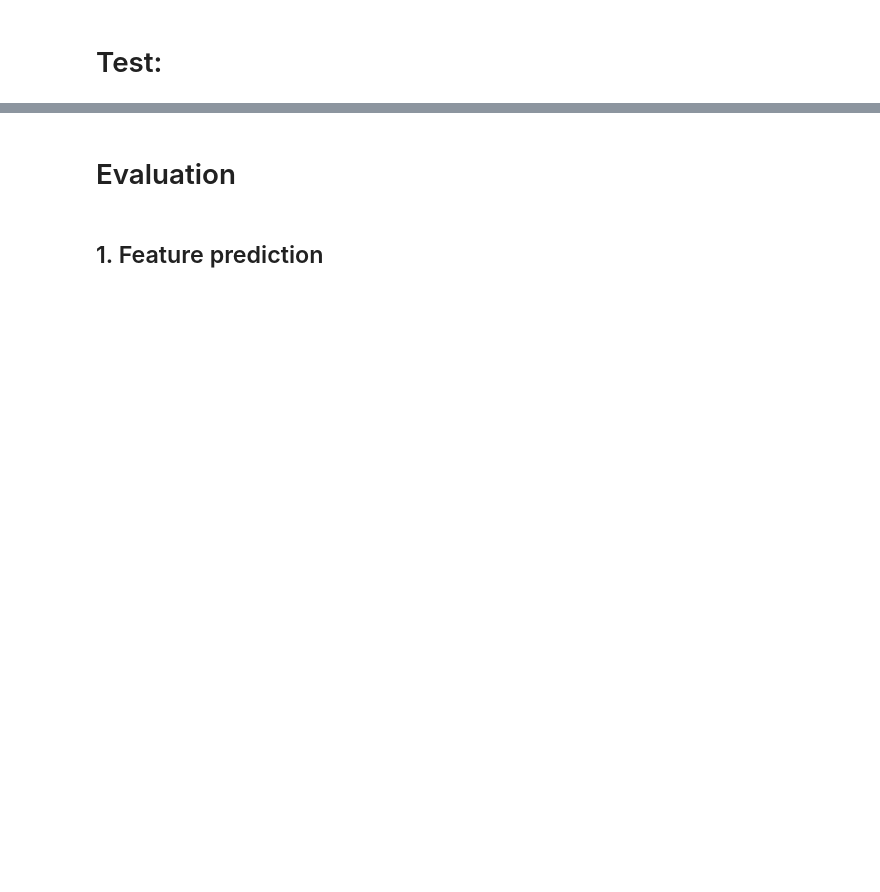
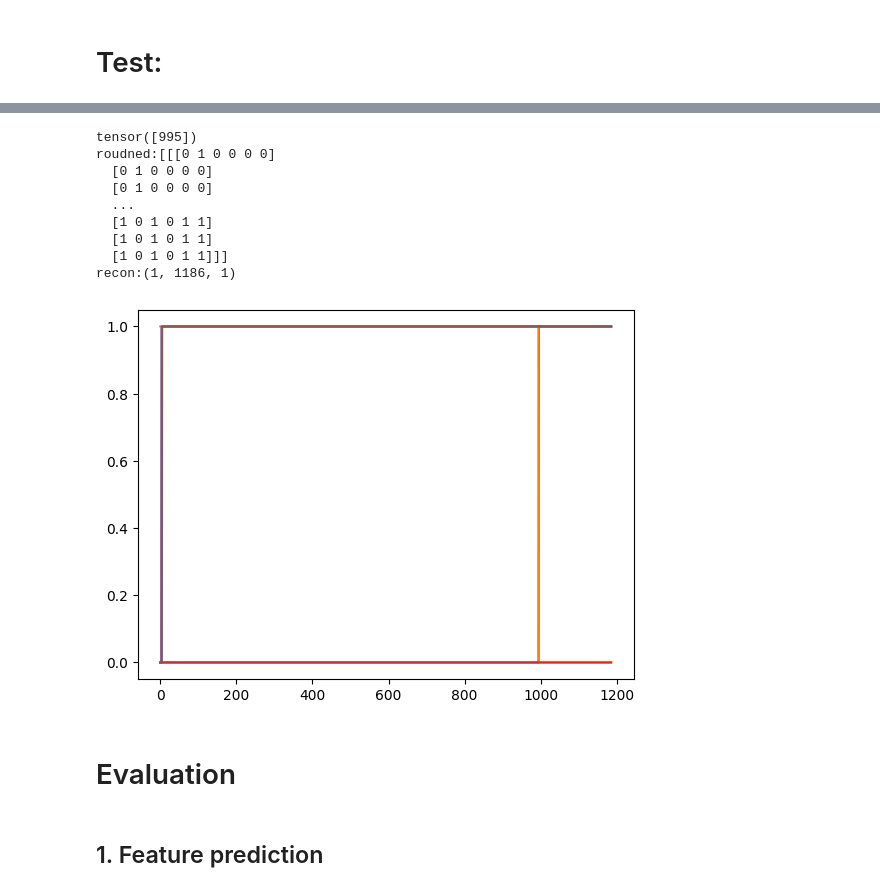
Before and after one commit to tomo960714/HypnoGAN, a Jupyter notebook: main.ipynb, the cells around one changed output, grey strips where cells are left out. Cells and saved outputs as stored; diff of their text form; code cells hidden in the pictures; blank space fills up the shorter version.

```diff
--- a/main.ipynb
+++ b/main.ipynb
@@ -1687,3 +1795,73 @@ plt.plot(c_[0])
+# %%
+def disc_gen_hypnogram(data,time,model,device):
+    #line-by-line
+    #logger = trange(len(data),desc=f'Hypnogram nr. {0}/{len(data)}')
+    #data=data.astype(float)
+    #print(type(data[0]))
+    #deconed_data=deconstruct_array(data)
+    #deconed_data=float(deconed_data)
+    gen=deconstruct_array(data)
+    gen_as_torch = torch.from_numpy(gen)
+    gen_as_torch=gen_as_torch.float()
+    embedded_data = model.embedder.forward(gen_as_torch.to(device), time)
+    discriminated_data = model.discriminator.forward(H=embedded_data,T=time)
+    detached_data=discriminated_data.detach().cpu().numpy()
+    #plt.plot(detached_data[0])
+    plt.plot(discriminated_data.detach().cpu().numpy())
+    return detached_data
+
+#result = disc_gen_hypnogram(data=generated_data,time=test_time,model=model,device=device)
+#print(result)
+def gen_batch_hypnogram(model,device,time=None,Z=None,batch_size=64,max_seq_len=1000,Z_dim=6,min_len=0,max_len=1000):
+
+    #random noise
+    if Z is None:
+        if time is not None:
+            Z = torch.rand((len(time), max_seq_len, Z_dim))
+        else:
+            Z = torch.rand((1,max_seq_len,Z_dim))
+    else:
+        Z = torch.FloatTensor(Z)
+        Z = Z.to(device)
+    if time is None:
+        #generate random time length information
+        time = torch.randint(min_len,max_len,(1,),dtype=torch.int64)
+        print(time)
+        #time = torch.IntTensor(time)
+        #time = time.to(device)
+    #time=time.to(device)
+    Z = Z.to(device)
+    model.to(device)
+    #print(Z)
+    #print(time)
+    gen_data = model.generator(Z,time)
+    a = gen_data.detach().cpu().numpy()
+    #rounded=np.round(gen_data.detach().cpu().numpy()).astype(int)
+    rounded=np.where(a >= 0.5, 1, 0)
+    print(f'roudned:{rounded}')
+    recons = reconstruct_array(rounded)
+    print(f'recon:{recons.shape}')
+    #print(f'gen data:{gen_data}')
+    plt.plot(rounded[0])
+
+gen_data= gen_batch_hypnogram(model=model,device=device,min_len=990)
+#def disc_hypnogram()
+def rounder(data):
+    if data >= 0.5:
+        return 1
+    elif data < 0.5:
+        return 0
+# %% [output]
+tensor([995])
+roudned:[[[0 1 0 0 0 0]
+  [0 1 0 0 0 0]
+  [0 1 0 0 0 0]
+  ...
+  [1 0 1 0 1 1]
+  [1 0 1 0 1 1]
+  [1 0 1 0 1 1]]]
+recon:(1, 1186, 1)
+[figure, added]
 # %% [markdown]
 # Evaluation
 # %%
```
Also changed, not shown: parts of 11 cells of this notebook, 7 other files.
